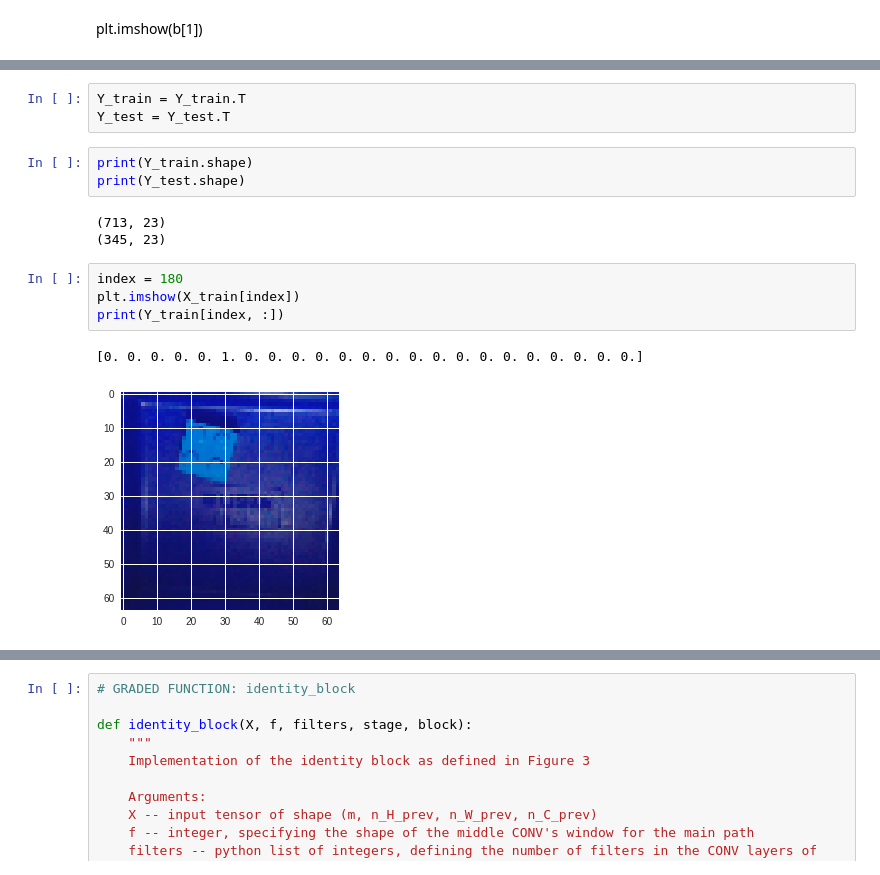
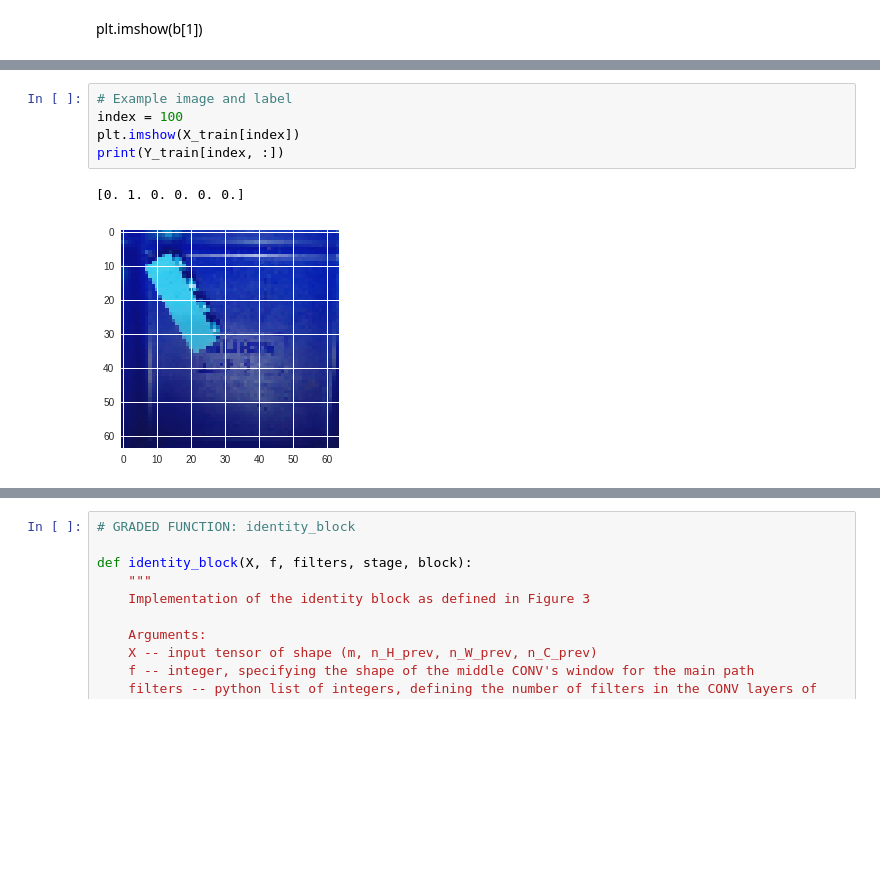
Before and after one commit to tylerlum/Tray_Image_Classifier_A, a Jupyter notebook: Tray_Image_Classifier_B.ipynb, the cells around one changed output, grey strips where cells are left out. Saved outputs shown, nothing was run; the diff lists cells and outputs as text; blank space fills up the shorter version.

```diff
--- a/Tray_Image_Classifier_B.ipynb
+++ b/Tray_Image_Classifier_B.ipynb
@@ -218,16 +223,8 @@ print(Y_test.shape)
-# %%
-Y_train = Y_train.T
-Y_test = Y_test.T
-# %%
-print(Y_train.shape)
-print(Y_test.shape)
-# %% [output]
-(713, 23)
-(345, 23)
 # %%
-index = 180
+# Example image and label
+index = 100
 plt.imshow(X_train[index])
 print(Y_train[index, :])
 # %% [output]
-[0. 0. 0. 0. 0. 1. 0. 0. 0. 0. 0. 0. 0. 0. 0. 0. 0. 0. 0. 0. 0. 0. 0.]
+[0. 1. 0. 0. 0. 0.]
-[figure, old version]
+[figure, new version]
```
Also changed, not shown: parts of 67 cells of this notebook.
